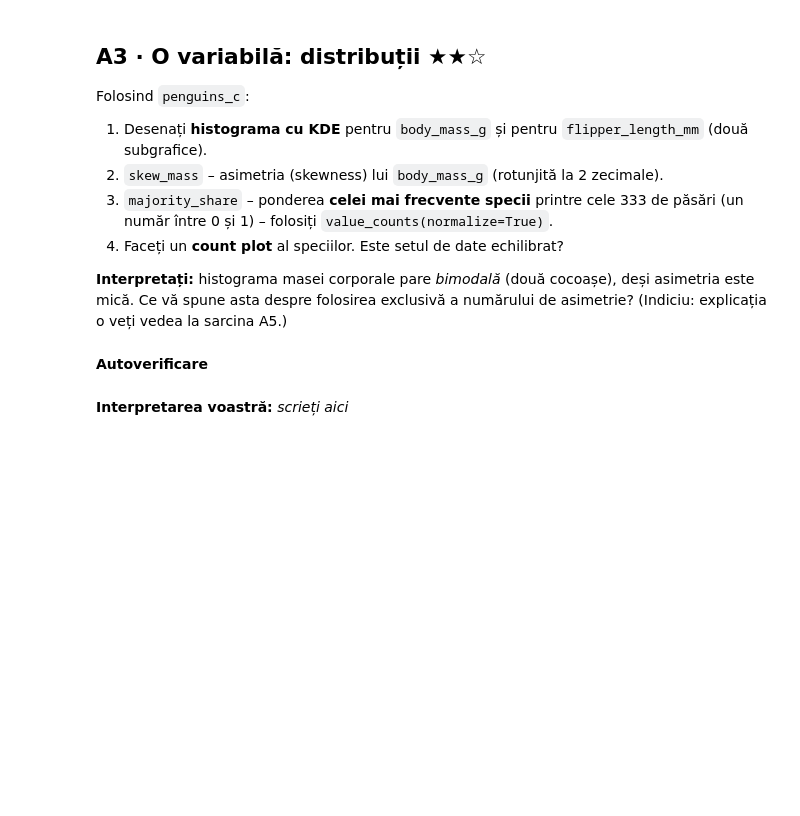
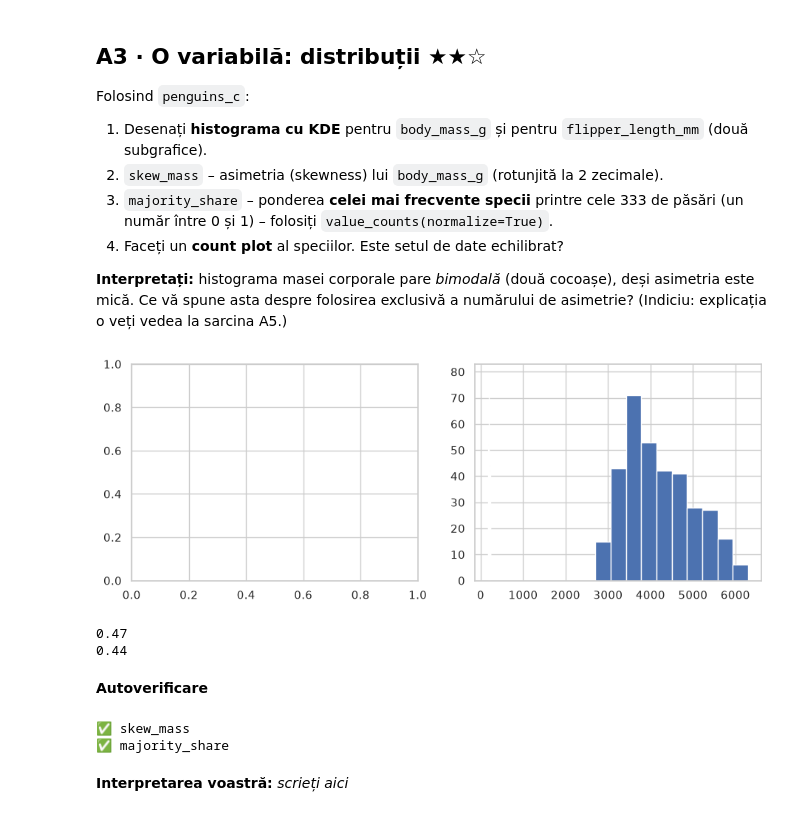
Before and after one commit to ionutzzzzz/Smart-System, a Jupyter notebook: labs/Laborator 2/Lab2_Exercitii.ipynb, the cells around one changed output. Cells and saved outputs as stored; diff of their text form; code cells hidden in the pictures; blank space fills up the shorter version.

```diff
--- a/labs/Laborator 2/Lab2_Exercitii.ipynb
+++ b/labs/Laborator 2/Lab2_Exercitii.ipynb
@@ -48,7 +71,8 @@ def check_value(label, value, code, hint=""):
 
 Apoi priviți `penguins.info()` și `penguins.describe()` și scrieți o propoziție despre ce observați (intervale de valori, unități de măsură).
 # %%
-penguins = ...
-n_rows, n_cols = ...
-n_missing_total = ...
-col_most_missing = ...
+penguins = pd.read_csv('./penguins.csv')
+
+n_rows, n_cols = penguins.shape
+n_missing_total = penguins.isnull().sum().sum()
+col_most_missing = 'sex'
@@ -70,7 +112,7 @@ check_value("col_most_missing", col_most_missing, "98d44e13", "isnull().sum().id
 
 **Gândiți-vă (scrieți într-o celulă markdown):** eliminarea a 11 rânduri din 344 este ieftină aici. Când *nu* ar fi o idee bună? (Indiciu: câte rânduri s-ar pierde dacă 30 % din celule ar lipsi aleatoriu pe 7 coloane?)
 # %%
-n_dup = ...
-n_rows_with_nan = ...
-penguins_c = ...
-n_rows_clean = ...
+n_dup = penguins.duplicated().sum()
+n_rows_with_nan = penguins.isnull().any(axis=1).sum()
+penguins_c = penguins.copy().dropna()
+n_rows_clean = len(penguins.dropna().notnull())
@@ -96,15 +166,28 @@ Folosind `penguins_c`:
 **Interpretați:** histograma masei corporale pare *bimodală* (două cocoașe), deși asimetria este mică. Ce vă spune asta despre folosirea exclusivă a numărului de asimetrie? (Indiciu: explicația o veți vedea la sarcina A5.)
 # %%
 fig, axes = plt.subplots(1, 2, figsize=(11, 3.8))
+plt.hist(round(penguins['body_mass_g'], 2))
+plt.hist(round(penguins['flipper_length_mm'], 2))
 # histogramele aici
 
-skew_mass = ...
-majority_share = ...
+skew_mass = round(penguins_c['body_mass_g'].skew(), 2)
+majority_share =  round(penguins_c['species'].value_counts(normalize=True).iloc[0], 2)
+# %% [output]
+[figure, added]
+# %%
+print(skew_mass)
+print(majority_share)
+# %% [output]
+0.47
+0.44
 # %% [markdown]
 **Autoverificare**
 # %%
 check_value("skew_mass", skew_mass, "b440d5b1", "round(..., 2) pentru .skew()")
 check_value("majority_share", majority_share, "26ccbcee", "value_counts(normalize=True).iloc[0]")
+# %% [output]
+✅ skew_mass
+✅ majority_share
 # %% [markdown]
 **Interpretarea voastră:** _scrieți aici_
 # %% [markdown]
```
Also changed, not shown: parts of 7 cells of this notebook, 4 other files.
